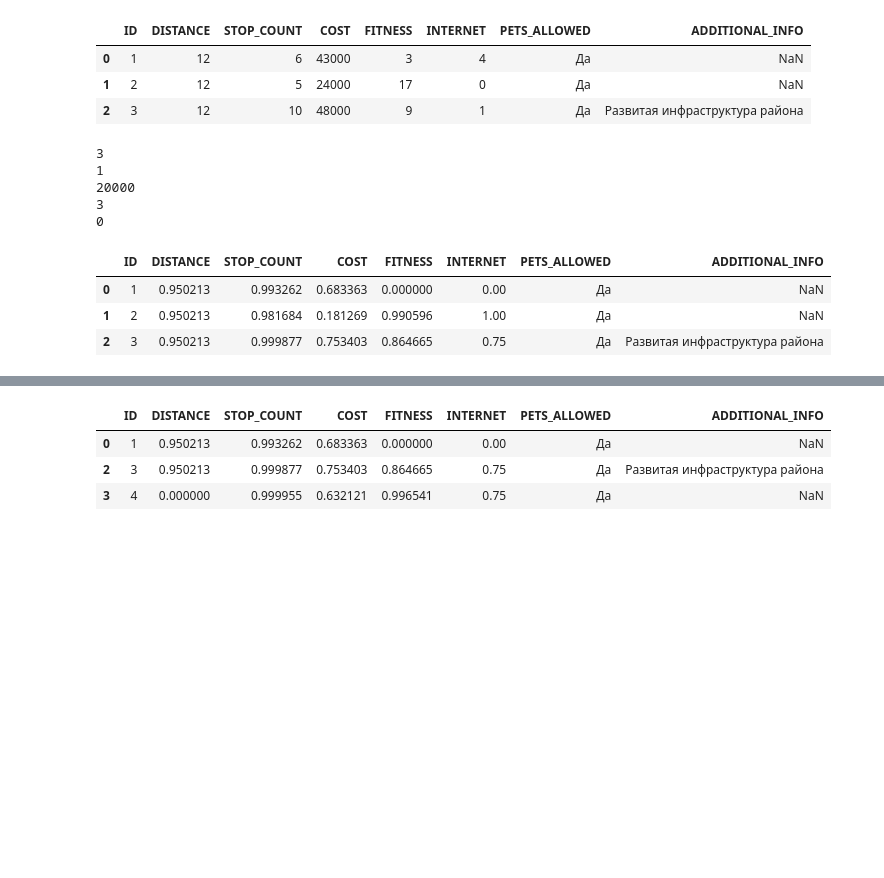
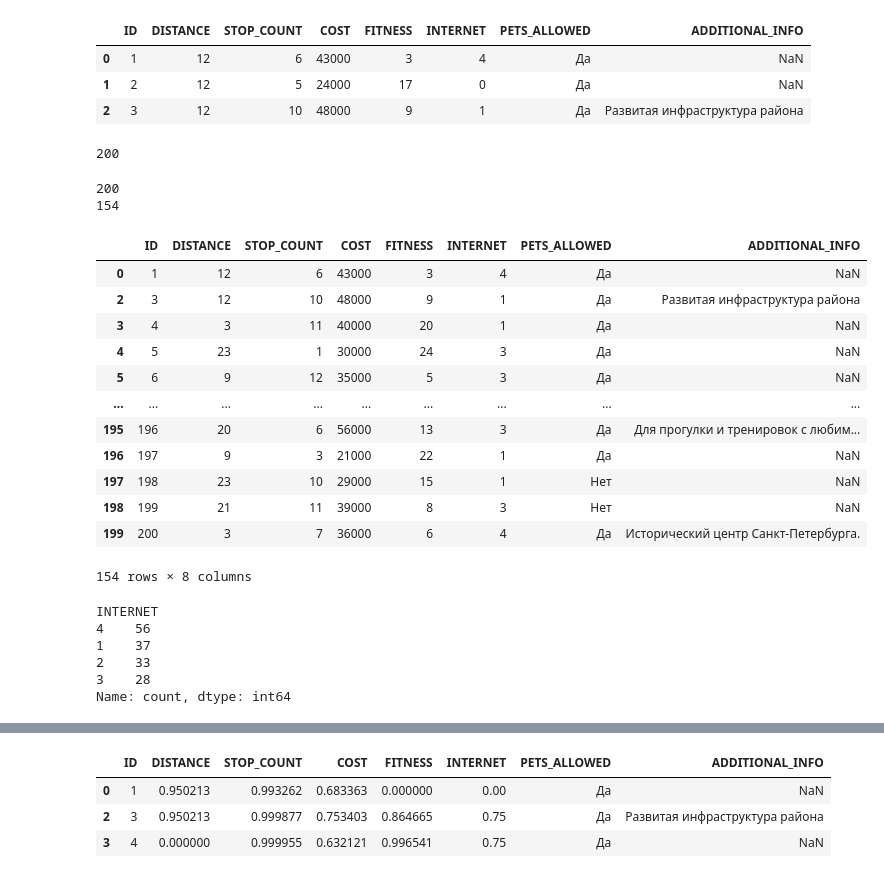
Before and after one commit to Azernem/Data_Analysis_SPbU, a Jupyter notebook: Сhoise_Flats/Choise_Flats.ipynb, the cells around one changed output, grey strips where cells are left out. Drawn from its saved outputs; the diff is of its cells as text; code cells hidden in the pictures; blank space fills up the shorter version.

```diff
--- a/Сhoise_Flats/Choise_Flats.ipynb
+++ b/Сhoise_Flats/Choise_Flats.ipynb
@@ -47,25 +47,41 @@ df.head(3)
 | 0 | 1 | 12 | 6 | 43000 | 3 | 4 | Да | NaN |
 | 1 | 2 | 12 | 5 | 24000 | 17 | 0 | Да | NaN |
 | 2 | 3 | 12 | 10 | 48000 | 9 | 1 | Да | Развитая инфраструктура района |
+# %%
+print(len(df))
+# %% [output]
+200
 # %%
+
 for i in range(1, 6):
     df[columns[i]] = df[columns[i]].apply(lambda x: int(x))
-    minEl, maxEl = df[columns[i]].min(), df[columns[i]].max()
-    print(minEl)
 
-    if i == 5:
-        df[columns[i]] = df[columns[i]].apply(lambda x: 1 - (x - minEl) / (maxEl - minEl))
-        break
-
-    df[columns[i]] = df[columns[i]].apply(lambda x: 1 - math.exp(1 - x / minEl))
-df.head(3)
+print(len(df))
+df = df[df['INTERNET'] != 0]
+print(len(df))
+df
 # %% [output]
-3
-1
-20000
-3
-0
+200
+154
 |  | ID | DISTANCE | STOP_COUNT | COST | FITNESS | INTERNET | PETS_ALLOWED | ADDITIONAL_INFO |
-| 0 | 1 | 0.950213 | 0.993262 | 0.683363 | 0.000000 | 0.00 | Да | NaN |
-| 1 | 2 | 0.950213 | 0.981684 | 0.181269 | 0.990596 | 1.00 | Да | NaN |
-| 2 | 3 | 0.950213 | 0.999877 | 0.753403 | 0.864665 | 0.75 | Да | Развитая инфраструктура района |
+| 0 | 1 | 12 | 6 | 43000 | 3 | 4 | Да | NaN |
+| 2 | 3 | 12 | 10 | 48000 | 9 | 1 | Да | Развитая инфраструктура района |
+| 3 | 4 | 3 | 11 | 40000 | 20 | 1 | Да | NaN |
+| 4 | 5 | 23 | 1 | 30000 | 24 | 3 | Да | NaN |
+| 5 | 6 | 9 | 12 | 35000 | 5 | 3 | Да | NaN |
+| ... | ... | ... | ... | ... | ... | ... | ... | ... |
+| 195 | 196 | 20 | 6 | 56000 | 13 | 3 | Да | Для прогулки и тренировок с любим... |
+| 196 | 197 | 9 | 3 | 21000 | 22 | 1 | Да | NaN |
+| 197 | 198 | 23 | 10 | 29000 | 15 | 1 | Нет | NaN |
+| 198 | 199 | 21 | 11 | 39000 | 8 | 3 | Нет | NaN |
+| 199 | 200 | 3 | 7 | 36000 | 6 | 4 | Да | Исторический центр Санкт-Петербурга. |
+154 rows × 8 columns
+# %%
+df['INTERNET'].value_counts()
+# %% [output]
+INTERNET
+4    56
+1    37
+2    33
+3    28
+Name: count, dtype: int64
```
Also changed, not shown: parts of 5 cells of this notebook, 2 other files.
